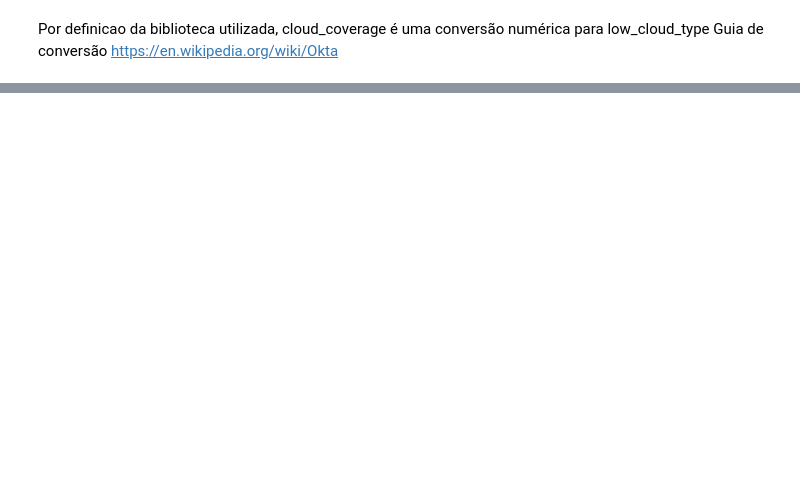
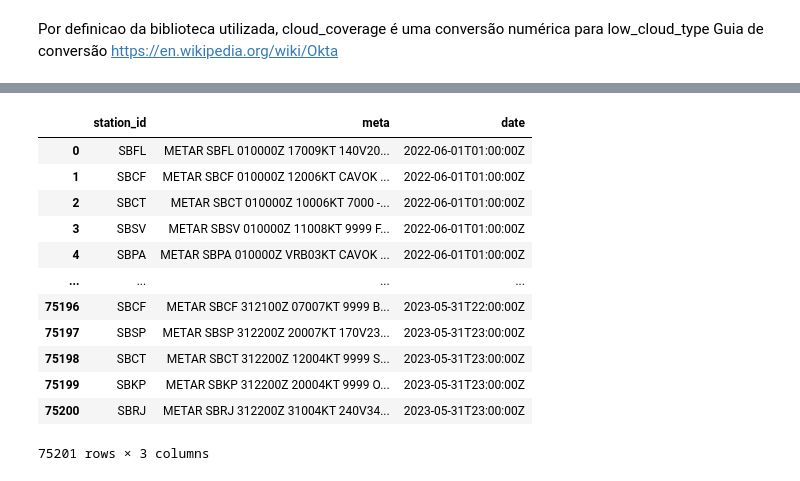
Before and after one commit to ImagineDogs/DesafioITA, a Jupyter notebook: metar.ipynb, the cells around one changed output, grey strips where cells are left out. Saved outputs shown, nothing was run; the diff lists cells and outputs as text; code cells hidden in the pictures; blank space fills up the shorter version.

```diff
--- a/metar.ipynb
+++ b/metar.ipynb
@@ -253,0 +230,16 @@ preenchimento.unique()
+# %%
+metar_valid[['meta', 'date']].reset_index()
+# %% [output]
+|  | station_id | meta | date |
+| 0 | SBFL | METAR SBFL 010000Z 17009KT 140V20... | 2022-06-01T01:00:00Z |
+| 1 | SBCF | METAR SBCF 010000Z 12006KT CAVOK ... | 2022-06-01T01:00:00Z |
+| 2 | SBCT | METAR SBCT 010000Z 10006KT 7000 -... | 2022-06-01T01:00:00Z |
+| 3 | SBSV | METAR SBSV 010000Z 11008KT 9999 F... | 2022-06-01T01:00:00Z |
+| 4 | SBPA | METAR SBPA 010000Z VRB03KT CAVOK ... | 2022-06-01T01:00:00Z |
+| ... | ... | ... | ... |
+| 75196 | SBCF | METAR SBCF 312100Z 07007KT 9999 B... | 2023-05-31T22:00:00Z |
+| 75197 | SBSP | METAR SBSP 312200Z 20007KT 170V23... | 2023-05-31T23:00:00Z |
+| 75198 | SBCT | METAR SBCT 312200Z 12004KT 9999 S... | 2023-05-31T23:00:00Z |
+| 75199 | SBKP | METAR SBKP 312200Z 20004KT 9999 O... | 2023-05-31T23:00:00Z |
+| 75200 | SBRJ | METAR SBRJ 312200Z 31004KT 240V34... | 2023-05-31T23:00:00Z |
+75201 rows × 3 columns
```
Also changed, not shown: parts of 15 cells of this notebook, 2 other files.
